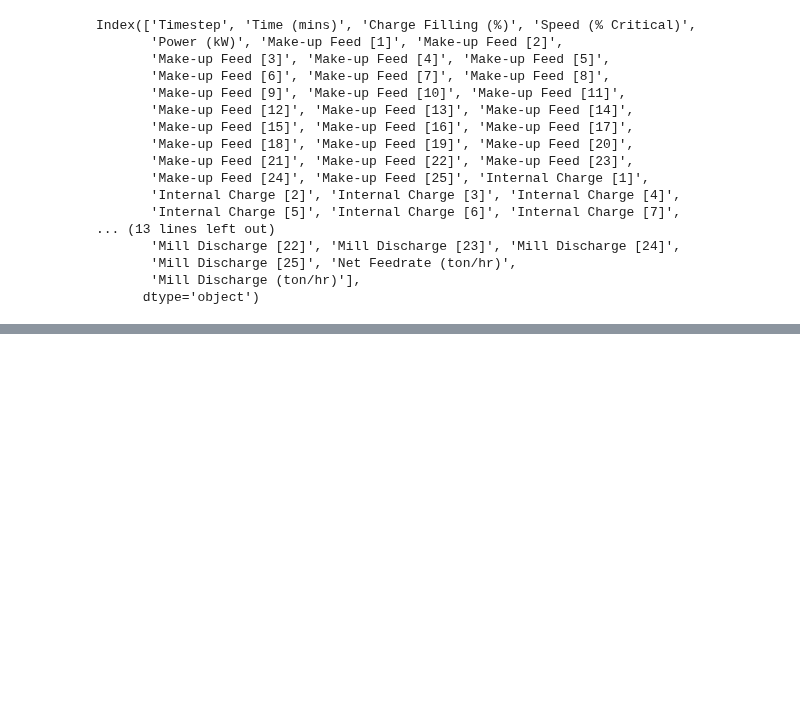
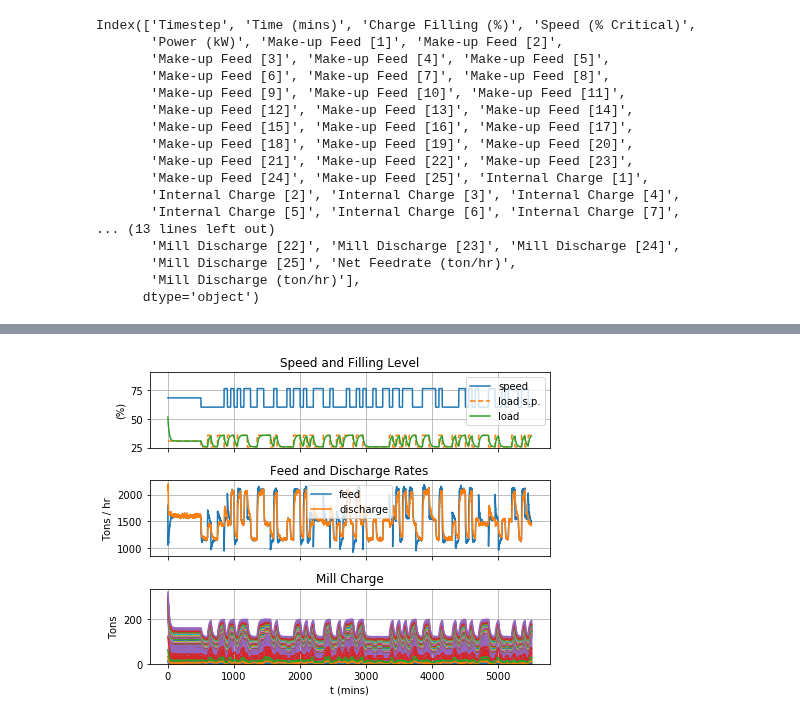
Before and after one commit to billtubbs/mech-575, a Jupyter notebook: code/python/Analyse-grinding-simulation-data.ipynb, the cells around one changed output, grey strips where cells are left out. Saved outputs shown, nothing was run; the diff lists cells and outputs as text; code cells hidden in the pictures; blank space fills up the shorter version.

```diff
--- a/code/python/Analyse-grinding-simulation-data.ipynb
+++ b/code/python/Analyse-grinding-simulation-data.ipynb
@@ -119,0 +144,7 @@ assert x_data.shape == u_data.shape
+# %%
+# Read data from file
+data_filename = 'sim_clis_2020-04-13.csv'
+filepath = os.path.join(data_dir, data_filename)
+sim_data = pd.read_csv(filepath)
+nt = sim_data.shape[0]
+sim_data.shape
@@ -119,0 +183,5 @@ assert x_data.shape == u_data.shape
+# %%
+plot_sim_results(sim_data, figsize=(6.5,5),
+                 filename = f"sim_results_2_{nt}.png")
+# %% [output]
+[figure, added]
```
Also changed, not shown: parts of 12 cells of this notebook, 1 other file.
